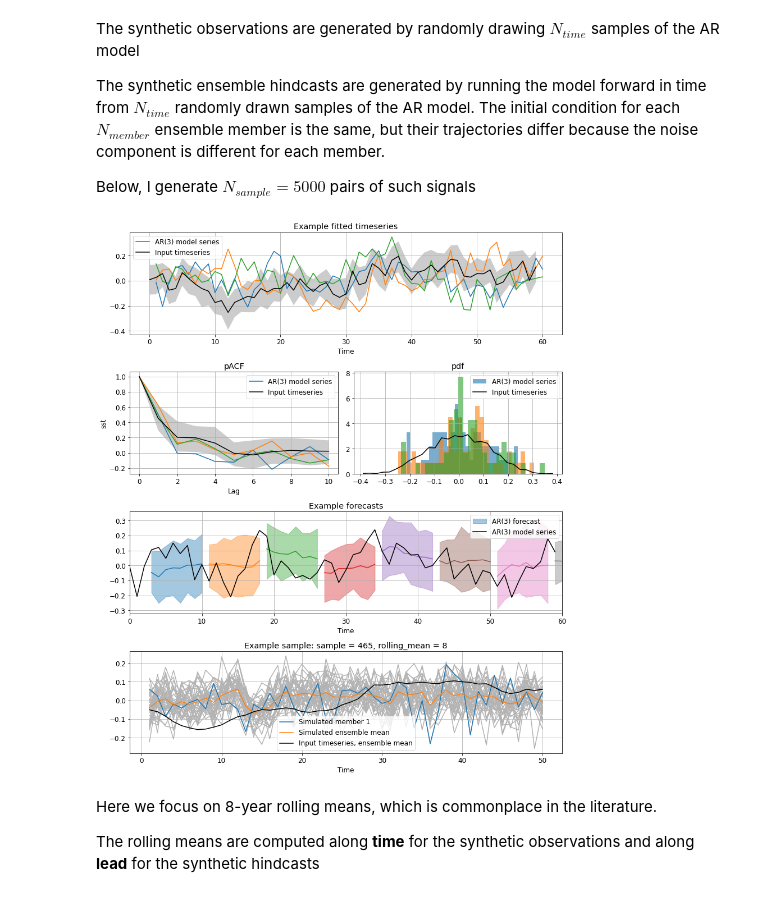
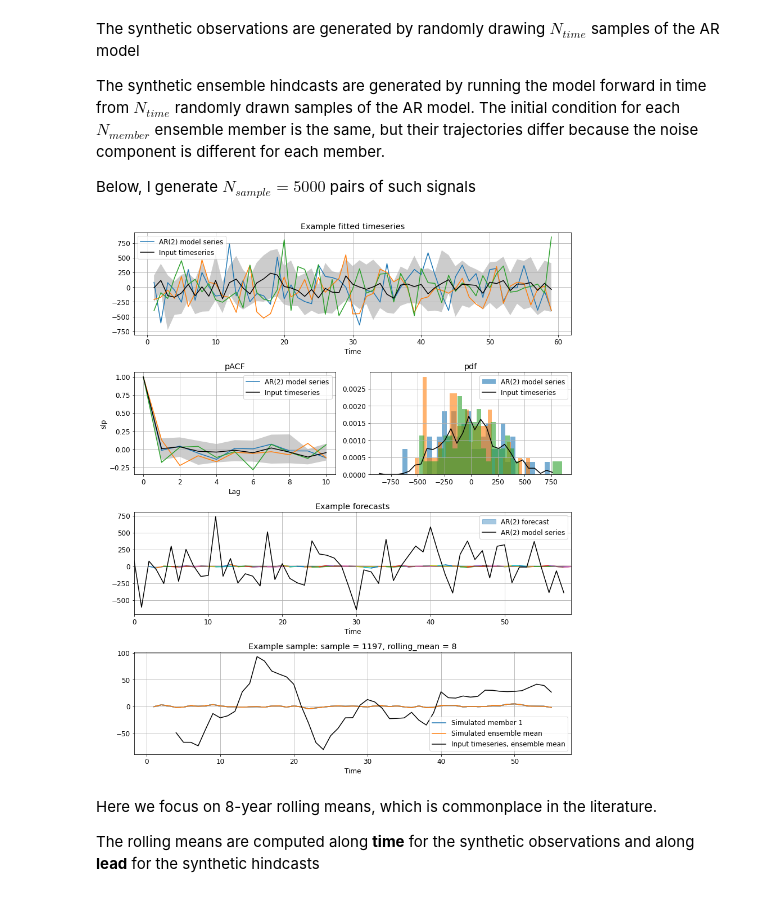
Before and after one commit to dougiesquire/Squire_2022_correlation, a Jupyter notebook: notebooks/exploratory/demo_Tim.ipynb, the cells around one changed output. Drawn from its saved outputs; the diff is of its cells as text; code cells hidden in the pictures.

```diff
--- a/notebooks/exploratory/demo_Tim.ipynb
+++ b/notebooks/exploratory/demo_Tim.ipynb
@@ -29,14 +29,18 @@ had = xr.open_zarr(
     f"{DATA_DIR}/processed/HadISST.annual-Jan.anom_1991-2020.sst_global.zarr"
 )
 ec = xr.open_zarr(
-    f"{DATA_DIR}/processed/EC_Earth3_ctrl.annual.anom_2730-2759.sst_global.zarr"
+    f"{DATA_DIR}/processed/EC_Earth3.annual.anom_1985-2014.slp_global.zarr"
 )
 can = xr.open_zarr(
     f"{DATA_DIR}/processed/CanESM5.annual.anom_1985-2014.sst_global.zarr"
 )
 # %%
-amv = utils.calculate_AMV_index(utils.get_hindcast_rolling_mean(can["sst"], [4, 8]))
-
+amv = utils.calculate_AMV_index(
+    utils.get_hindcast_mean(can["sst"], [(0, 1), (0, 4), (0, 8)])
+)
+nao = utils.calculate_NAO_index(
+    utils.get_hindcast_mean(ec["slp"], [(0, 1), (0, 4), (0, 8)])
+)
 # amv = utils.calculate_AMV_index(had["sst"])
 # spg = utils.extract_subpolar_gyre_region(had["sst"])
 # %% [markdown]
@@ -46,33 +50,33 @@ The synthetic ensemble hindcasts are generated by running the model forward in t
 
 Below, I generate $N_{sample}=5000$ pairs of such signals
 # %%
-N_time = 50
+N_time = 55
 N_samples = 5000
 N_members = 40
 rolling_means = [4, 8]
 # %%
-input_data = amv.sel(rolling_mean=1).dropna("time")
+input_data = nao.sel(rolling_mean=1).dropna("time")
 
 fcst = ar_model.generate_samples_like(
     input_data,
-    order="select_order",
+    order=2,  # "select_order",
     n_times=N_time,
     n_samples=N_samples,
     n_members=N_members,
     rolling_means=rolling_means,
     plot_diagnostics=True,
 )
 
 obsv = ar_model.generate_samples_like(
     input_data,
-    order="select_order",
+    order=2,  # "select_order",
     n_times=N_time,
     n_samples=N_samples,
     rolling_means=rolling_means,
     plot_diagnostics=False,
 )
 # %% [output]
-[figure, old version]
+[figure, new version]
 # %% [markdown]
 Here we focus on 8-year rolling means, which is commonplace in the literature.
 
```
Also changed, not shown: parts of 18 cells of this notebook, 5 other files.
